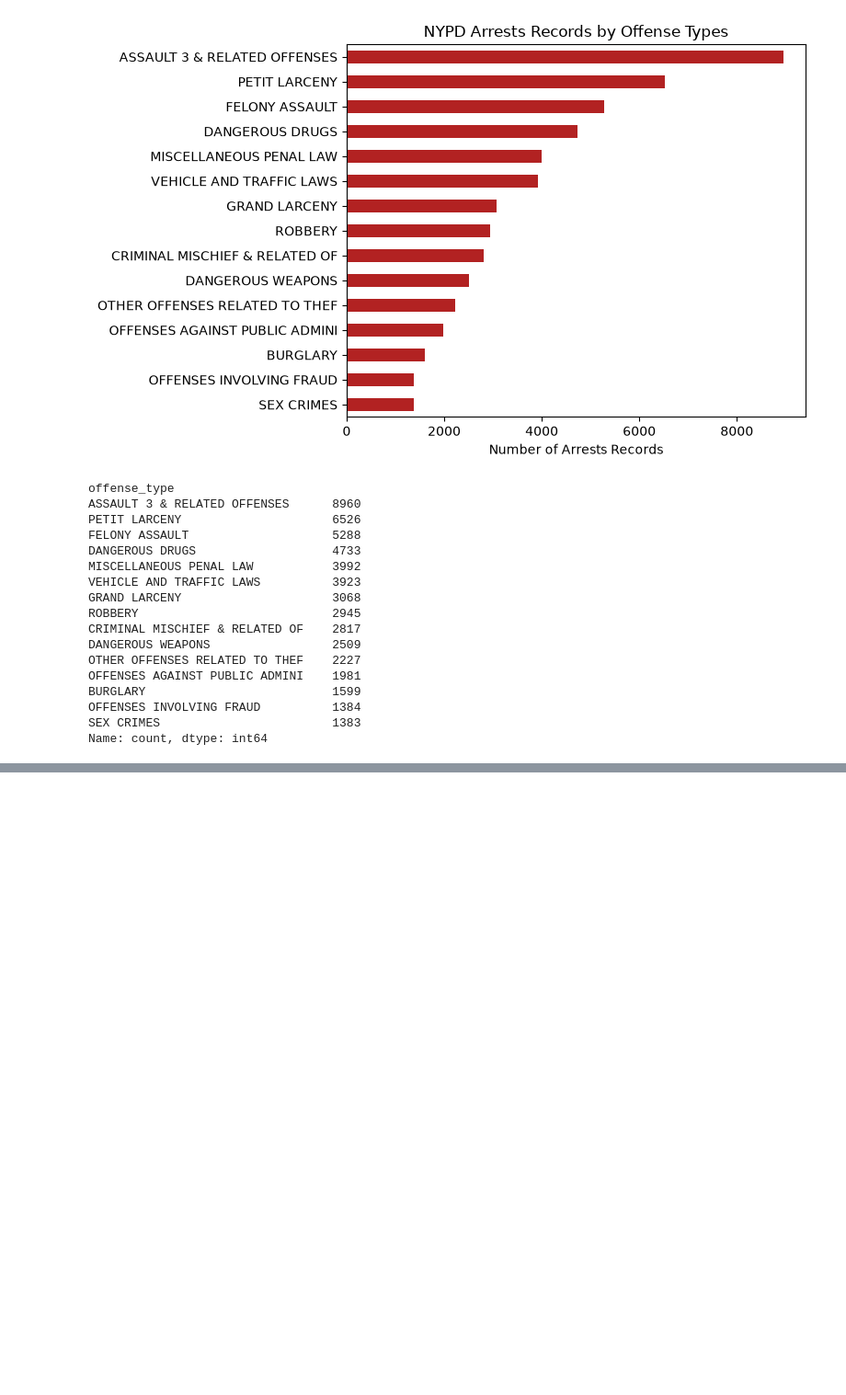
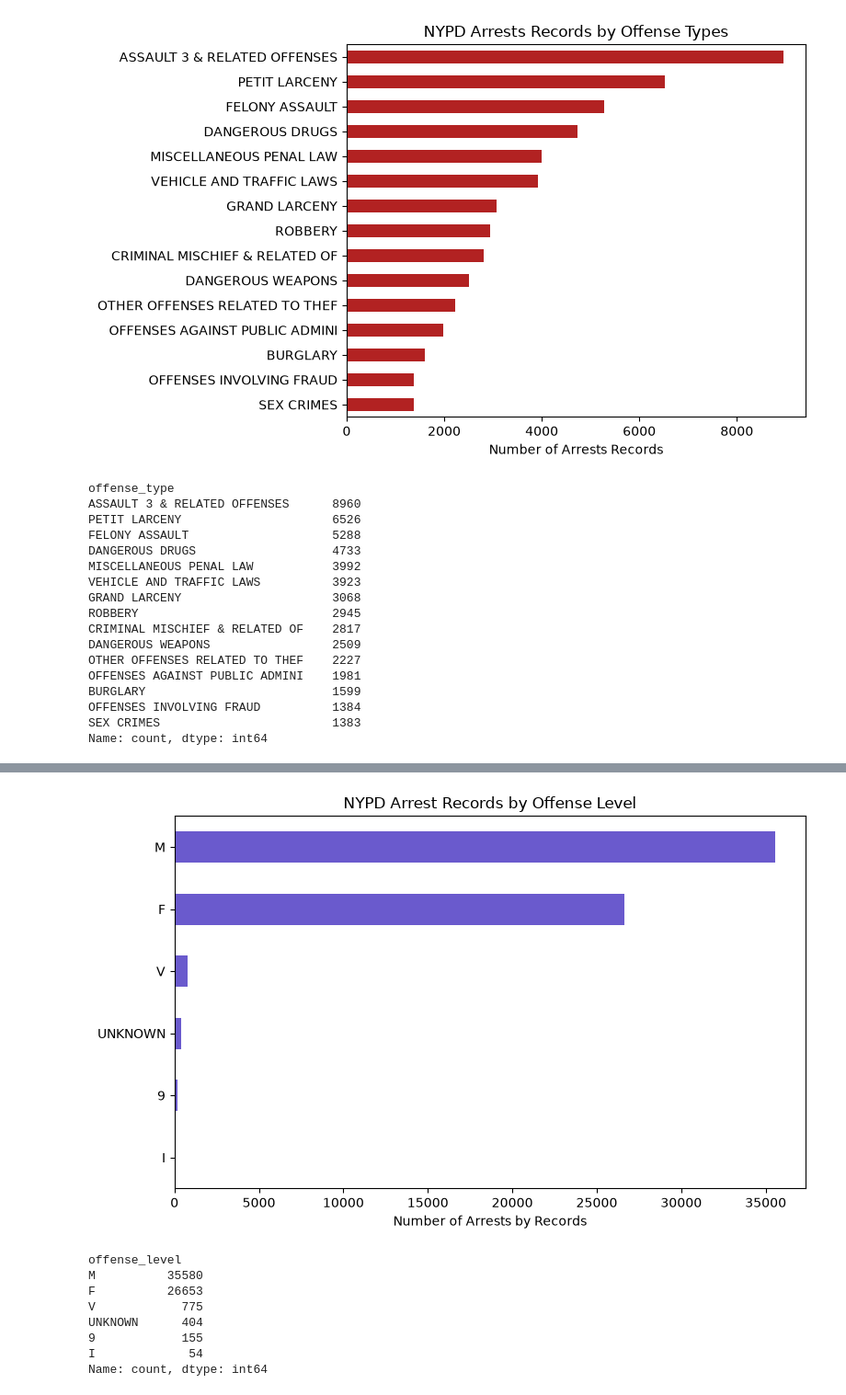
Before and after one commit to a1990alpalo/Data_Project_1, a Jupyter notebook: NYPD_arrest_analysis.ipynb, the cells around one changed output, grey strips where cells are left out. Shown at 92% size. Cells and saved outputs as stored; diff of their text form; code cells hidden in the pictures; blank space fills up the shorter version.

```diff
--- a/NYPD_arrest_analysis.ipynb
+++ b/NYPD_arrest_analysis.ipynb
@@ -321,3 +335,21 @@ Name: count, dtype: int64
+# %%
+plot_category_counts(
+    cleaned_arrests_df,
+    column="offense_level",
+    title= "NYPD Arrest Records by Offense Level",
+    xlabel= "Number of Arrests by Records",
+    color="slateblue"
+)
+# %% [output]
+[figure, added]
+offense_level
+M          35580
+F          26653
+V            775
+UNKNOWN      404
+9            155
+I             54
+Name: count, dtype: int64
 # %%
 # Create a geographical dataframe
 
```
Also changed, not shown: parts of 3 cells of this notebook.
